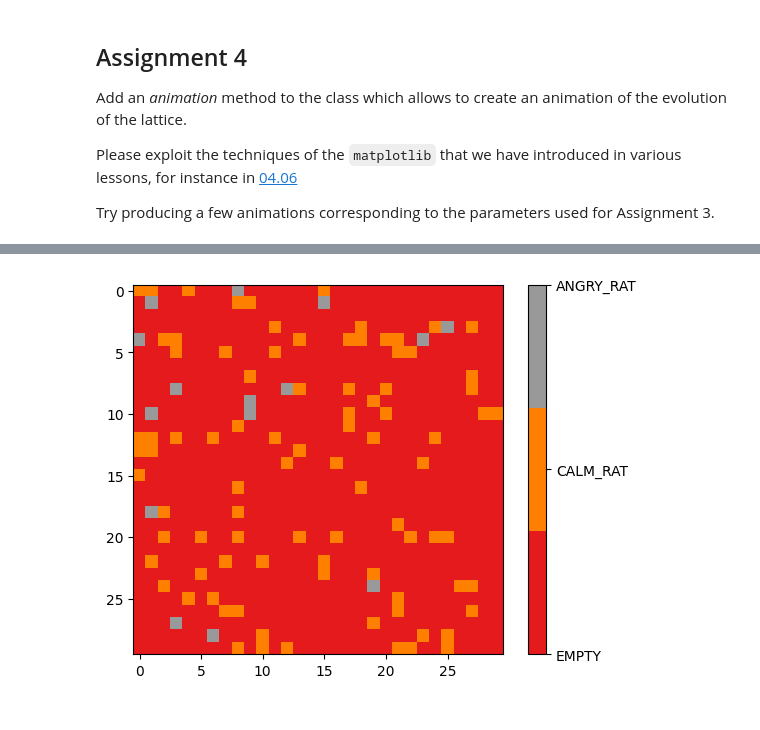
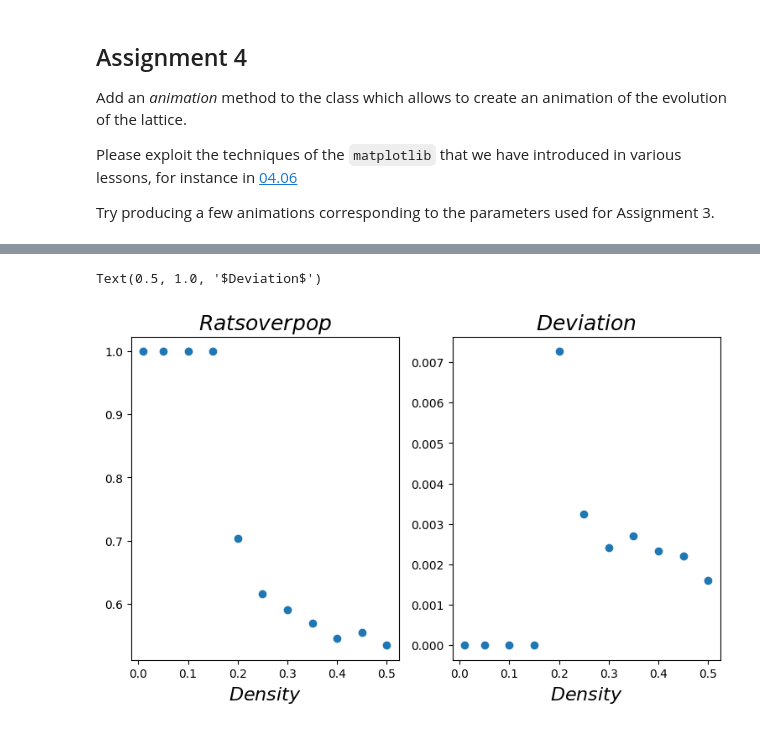
Before and after one commit to Riahelm/Numerical-Simulations, a Jupyter notebook: Rats.ipynb, the cells around one changed output, grey strips where cells are left out. Saved outputs shown, nothing was run; the diff lists cells and outputs as text; code cells hidden in the pictures.

Commit message:
Finished Assignment 1, fixed the rest of the code (probably)

```diff
--- a/Rats.ipynb
+++ b/Rats.ipynb
@@ -217,8 +219,26 @@ class Lattice:
         self.nodes = np.where(x2 < 1 - self.density, NodeState.EMPTY.value, NodeState.CALM_RAT.value)
         self.num_of_rats = np.sum(self.nodes)
 # %%
-lattice = Lattice(size = 30, density = 0.1, nervousness = 0.01)
-average, measures = lattice.evolve(10, 10, 10)
-print(average)
-print(measures)
+#Assignment 1 data
+p = 0.01
+L = 30
+d = [0.01, 0.05, 0.1, 0.15, 0.2, 0.25, 0.3, 0.35, 0.4, 0.45, 0.5]
+
+nRealizations = 1
+
+Nt = 1000
+Nm = 1000
+Nd = 10
+
+avg_Values = []
+dev_Values = []
+meas_Values = []
+
+for i in range(len(d)):
+    print("i=",i)
+    lat = Lattice(size = L, density = d[i], nervousness = p)
+    avg_Value, dev_Value, meas_Value = lat.evolve(Nt, Nm, Nd)
+    avg_Values.append(avg_Value)
+    dev_Values.append(dev_Value)
+    meas_Values.append(meas_Value)
 # %% [output]
@@ -227,4 +256,15 @@ print(measures)
-# %%
-lattice.draw()
-# %% [output]
-[figure, removed]
+# %%
+#Assignment 1 plot
+plt.figure("States", figsize=(14, 5) )
+plt.subplot(131)
+plt.scatter(d, avg_Values)
+plt.xlabel(r'$Density$',fontsize=16)
+plt.title(r'$Rats over pop$',fontsize=18)
+
+plt.subplot(132)
+plt.scatter(d, dev_Values)
+plt.xlabel(r'$Density$',fontsize=16)
+plt.title(r'$Deviation$',fontsize=18)
+# %% [output]
+Text(0.5, 1.0, '$Deviation$')
+[figure, added]
```
Also changed, not shown: parts of 2 cells of this notebook.
